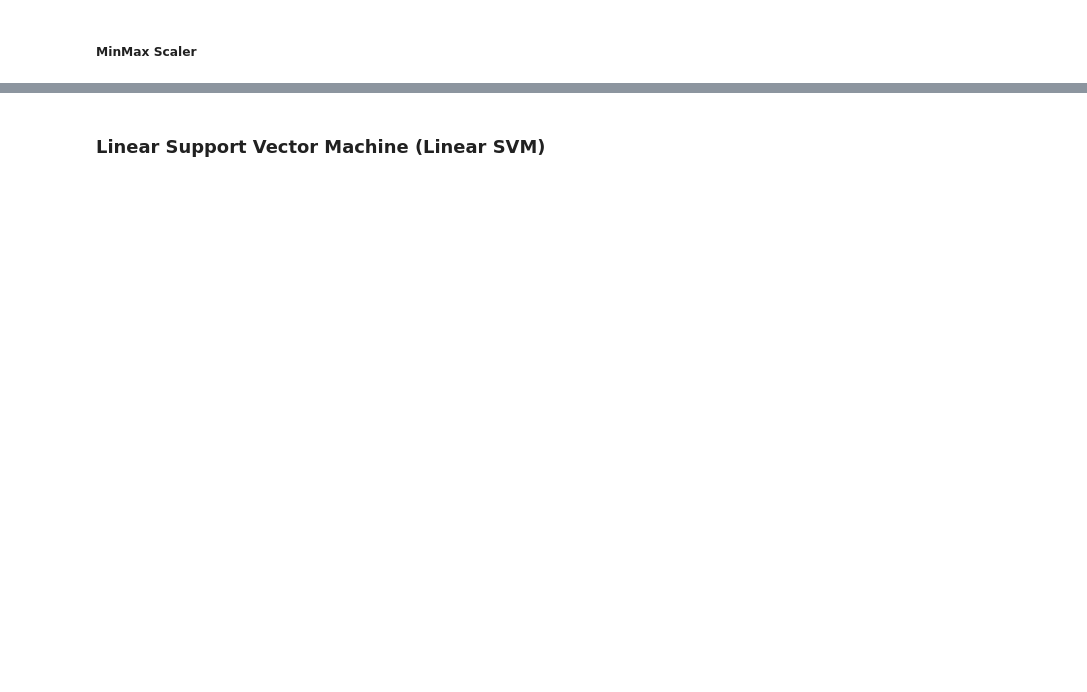
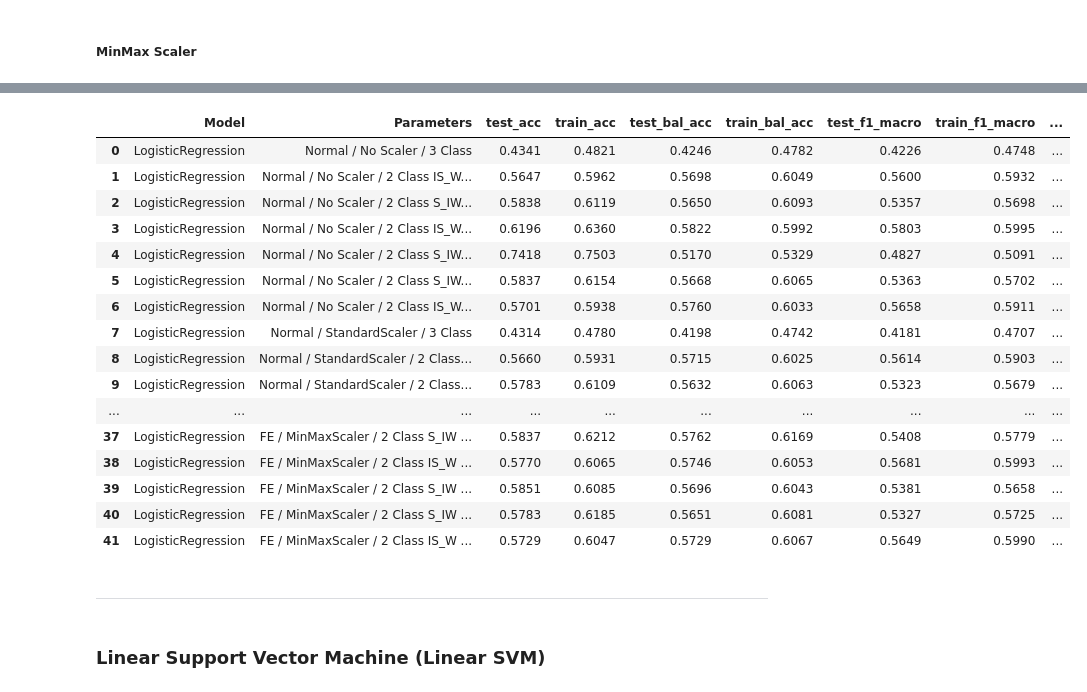
Before and after one commit to fserracrespi/PD_Project_UofL, a Jupyter notebook: PD_DATA/MODELS DEVELOPMENT/MODEL_DEVELOPMENT/Motor_model.ipynb, the cells around one changed output, grey strips where cells are left out. Drawn from its saved outputs; the diff is of its cells as text; code cells hidden in the pictures; blank space fills up the shorter version.

```diff
--- a/PD_DATA/MODELS DEVELOPMENT/MODEL_DEVELOPMENT/Motor_model.ipynb
+++ b/PD_DATA/MODELS DEVELOPMENT/MODEL_DEVELOPMENT/Motor_model.ipynb
@@ -793,2 +1322,27 @@ final_results_lr_fe
+# %%
+df_logreg_final=pd.concat([df_logreg_results, df_logreg_StandardScaler, df_logreg_MinMaxScaler,
+                            df_logreg_results_fe, df_logreg_StandardScaler_fe, df_logreg_MinMaxScaler_fe], ignore_index=True)
+
+df_logreg_final
+# %% [output]
+|  | Model | Parameters | test_acc | train_acc | test_bal_acc | train_bal_acc | test_f1_macro | train_f1_macro | ... |
+| 0 | LogisticRegression | Normal / No Scaler / 3 Class | 0.4341 | 0.4821 | 0.4246 | 0.4782 | 0.4226 | 0.4748 | ... |
+| 1 | LogisticRegression | Normal / No Scaler / 2 Class IS_W... | 0.5647 | 0.5962 | 0.5698 | 0.6049 | 0.5600 | 0.5932 | ... |
+| 2 | LogisticRegression | Normal / No Scaler / 2 Class S_IW... | 0.5838 | 0.6119 | 0.5650 | 0.6093 | 0.5357 | 0.5698 | ... |
+| 3 | LogisticRegression | Normal / No Scaler / 2 Class IS_W... | 0.6196 | 0.6360 | 0.5822 | 0.5992 | 0.5803 | 0.5995 | ... |
+| 4 | LogisticRegression | Normal / No Scaler / 2 Class S_IW... | 0.7418 | 0.7503 | 0.5170 | 0.5329 | 0.4827 | 0.5091 | ... |
+| 5 | LogisticRegression | Normal / No Scaler / 2 Class S_IW... | 0.5837 | 0.6154 | 0.5668 | 0.6065 | 0.5363 | 0.5702 | ... |
+| 6 | LogisticRegression | Normal / No Scaler / 2 Class IS_W... | 0.5701 | 0.5938 | 0.5760 | 0.6033 | 0.5658 | 0.5911 | ... |
+| 7 | LogisticRegression | Normal / StandardScaler / 3 Class | 0.4314 | 0.4780 | 0.4198 | 0.4742 | 0.4181 | 0.4707 | ... |
+| 8 | LogisticRegression | Normal / StandardScaler / 2 Class... | 0.5660 | 0.5931 | 0.5715 | 0.6025 | 0.5614 | 0.5903 | ... |
+| 9 | LogisticRegression | Normal / StandardScaler / 2 Class... | 0.5783 | 0.6109 | 0.5632 | 0.6063 | 0.5323 | 0.5679 | ... |
+| ... | ... | ... | ... | ... | ... | ... | ... | ... | ... |
+| 37 | LogisticRegression | FE / MinMaxScaler / 2 Class S_IW ... | 0.5837 | 0.6212 | 0.5762 | 0.6169 | 0.5408 | 0.5779 | ... |
+| 38 | LogisticRegression | FE / MinMaxScaler / 2 Class IS_W ... | 0.5770 | 0.6065 | 0.5746 | 0.6053 | 0.5681 | 0.5993 | ... |
+| 39 | LogisticRegression | FE / MinMaxScaler / 2 Class S_IW ... | 0.5851 | 0.6085 | 0.5696 | 0.6043 | 0.5381 | 0.5658 | ... |
+| 40 | LogisticRegression | FE / MinMaxScaler / 2 Class S_IW ... | 0.5783 | 0.6185 | 0.5651 | 0.6081 | 0.5327 | 0.5725 | ... |
+| 41 | LogisticRegression | FE / MinMaxScaler / 2 Class IS_W ... | 0.5729 | 0.6047 | 0.5729 | 0.6067 | 0.5649 | 0.5990 | ... |
+# %% [markdown]
+----
 # %% [markdown]
 ### Linear Support Vector Machine (Linear SVM)
```
Also changed, not shown: parts of 323 cells of this notebook, 4 other files.
